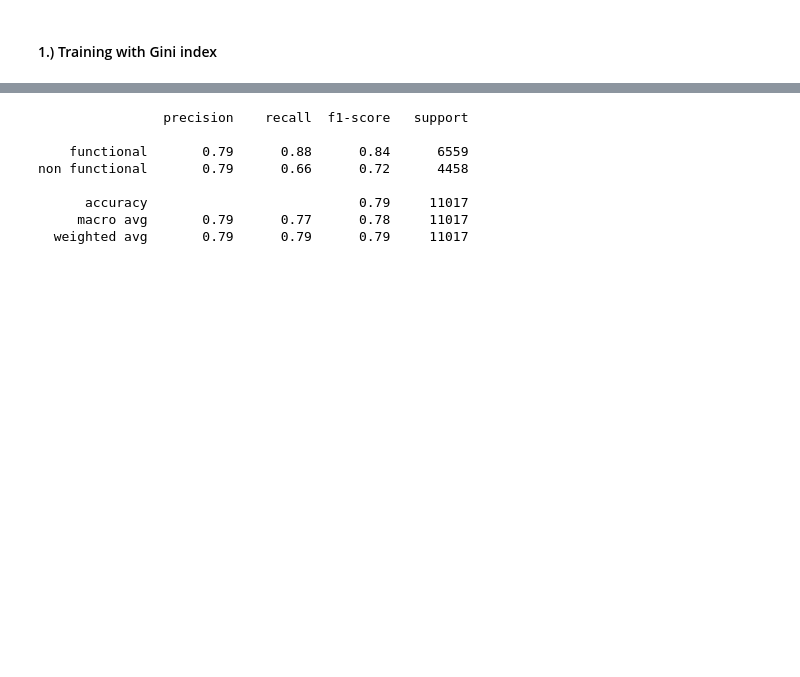
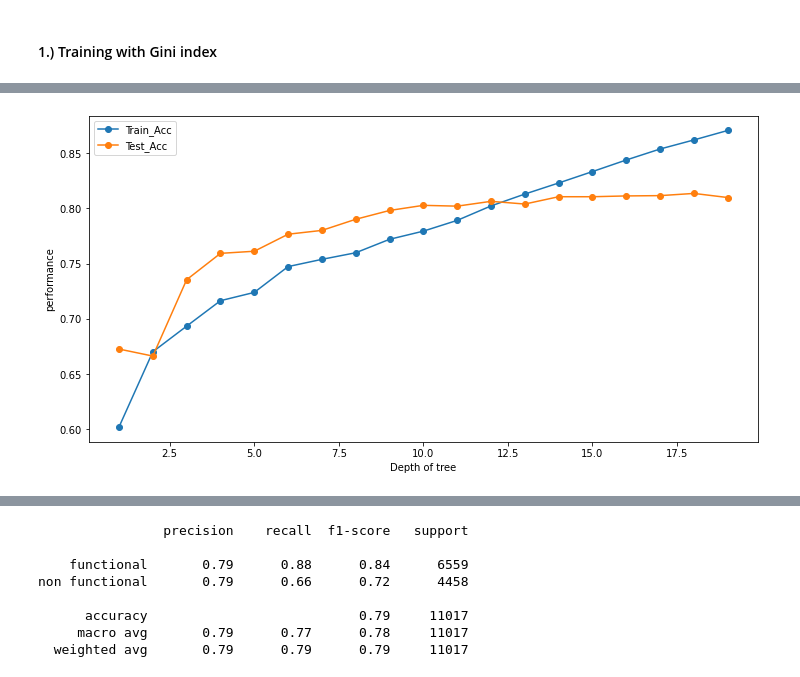
Before and after one commit to Rhino-byte/Tz_Boreholes, a Jupyter notebook: student.ipynb, the cells around one changed output, grey strips where cells are left out. Cells and saved outputs as stored; diff of their text form; code cells hidden in the pictures; blank space fills up the shorter version.

```diff
--- a/student.ipynb
+++ b/student.ipynb
@@ -704,0 +715,3 @@ from sklearn.metrics import classification_report
+# %%
+frame = pd.DataFrame({'max_depth':range(1,20), 'train_acc':train_accuracy, 'test_acc':test_accuracy})
+frame.head(15)
@@ -705,3 +735,12 @@ from sklearn.metrics import classification_report
+# %%
+plt.figure(figsize=(12,6))
+plt.plot(frame['max_depth'], frame['train_acc'], marker='o',label = 'Train_Acc')
+plt.plot(frame['max_depth'], frame['test_acc'], marker='o',label = 'Test_Acc')
+plt.xlabel('Depth of tree')
+plt.ylabel('performance')
+plt.legend();
+# %% [output]
+[figure, added]
 # %%
 def train_using_gini(X_train,y_train):
 
```
Also changed, not shown: parts of 22 cells of this notebook, 1 other file.
